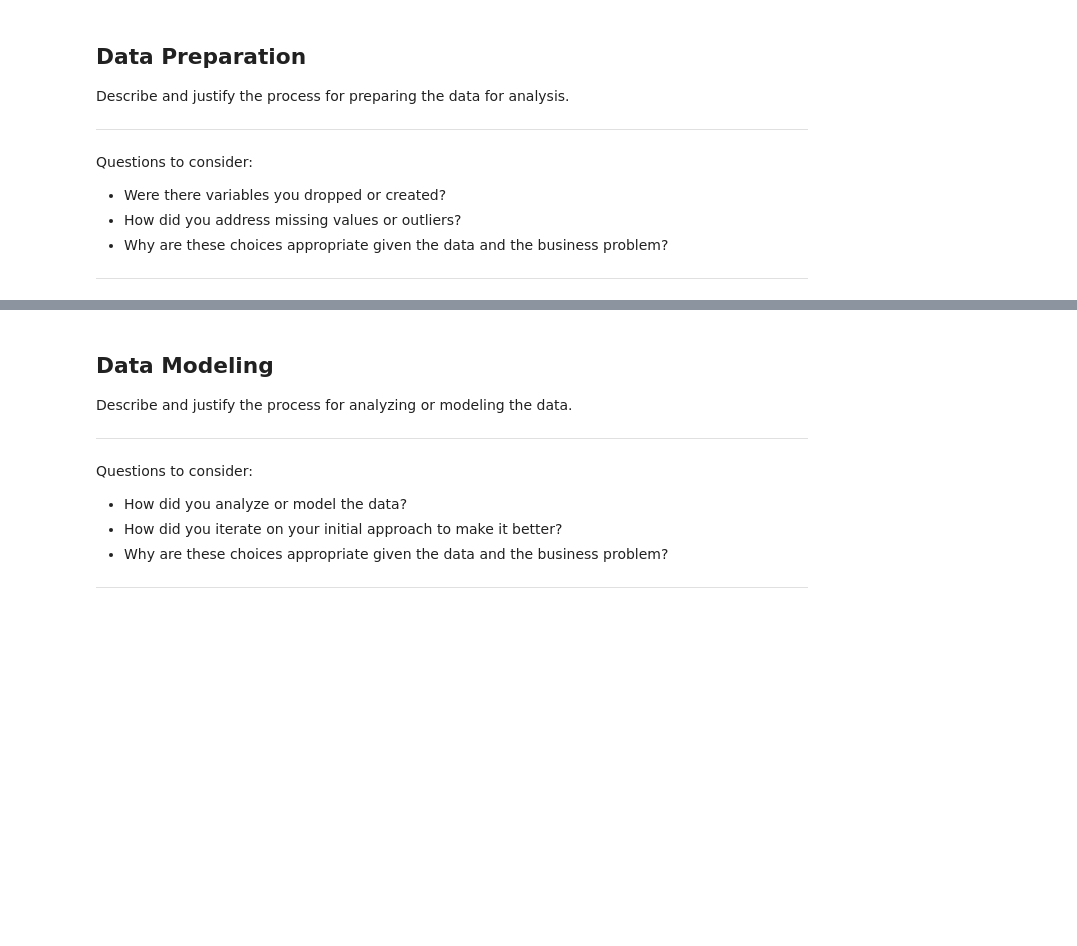
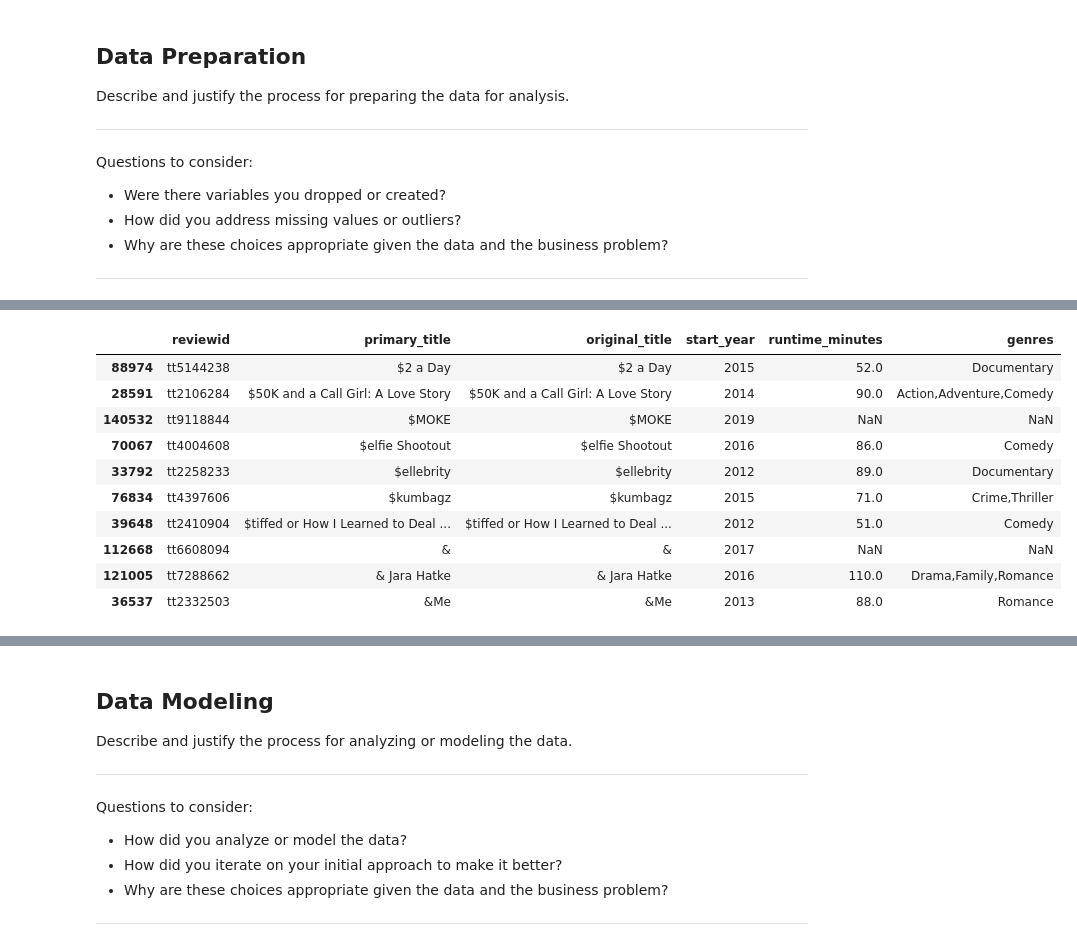
Before and after one commit to learn-co-curriculum/dsc-project-template, a Jupyter notebook: Microsoft_Movie_Analysis.ipynb, the cells around one changed output, grey strips where cells are left out. Cells and saved outputs as stored; diff of their text form; code cells hidden in the pictures; blank space fills up the shorter version.

```diff
--- a/Microsoft_Movie_Analysis.ipynb
+++ b/Microsoft_Movie_Analysis.ipynb
@@ -233,0 +188,14 @@ imdb_comb
+# %%
+imdb_basics.sort_values('primary_title').head(10)
+# %% [output]
+|  | reviewid | primary_title | original_title | start_year | runtime_minutes | genres |
+| 88974 | tt5144238 | $2 a Day | $2 a Day | 2015 | 52.0 | Documentary |
+| 28591 | tt2106284 | $50K and a Call Girl: A Love Story | $50K and a Call Girl: A Love Story | 2014 | 90.0 | Action,Adventure,Comedy |
+| 140532 | tt9118844 | $MOKE | $MOKE | 2019 | NaN | NaN |
+| 70067 | tt4004608 | $elfie Shootout | $elfie Shootout | 2016 | 86.0 | Comedy |
+| 33792 | tt2258233 | $ellebrity | $ellebrity | 2012 | 89.0 | Documentary |
+| 76834 | tt4397606 | $kumbagz | $kumbagz | 2015 | 71.0 | Crime,Thriller |
+| 39648 | tt2410904 | $tiffed or How I Learned to Deal ... | $tiffed or How I Learned to Deal ... | 2012 | 51.0 | Comedy |
+| 112668 | tt6608094 | & | & | 2017 | NaN | NaN |
+| 121005 | tt7288662 | & Jara Hatke | & Jara Hatke | 2016 | 110.0 | Drama,Family,Romance |
+| 36537 | tt2332503 | &Me | &Me | 2013 | 88.0 | Romance |
```
Also changed, not shown: parts of 42 cells of this notebook.
